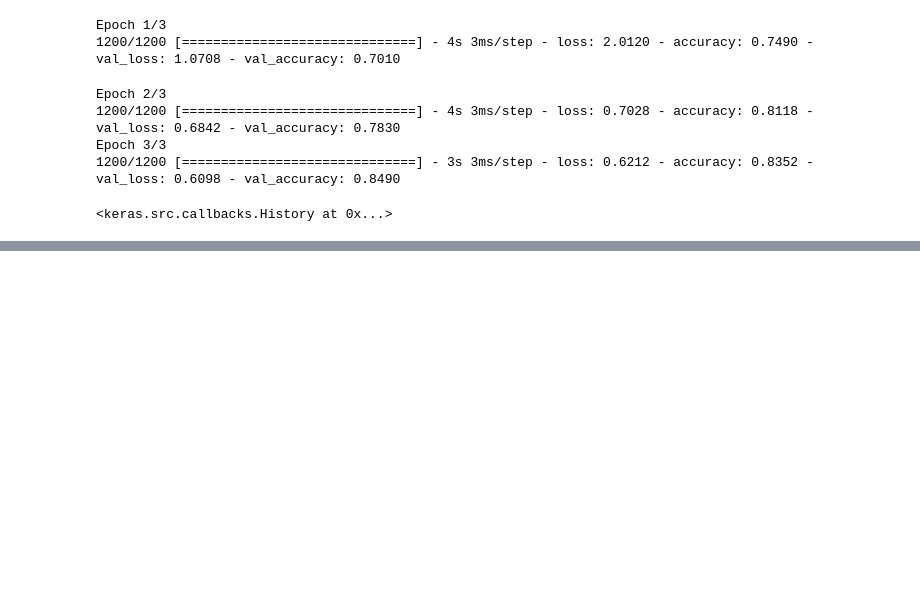
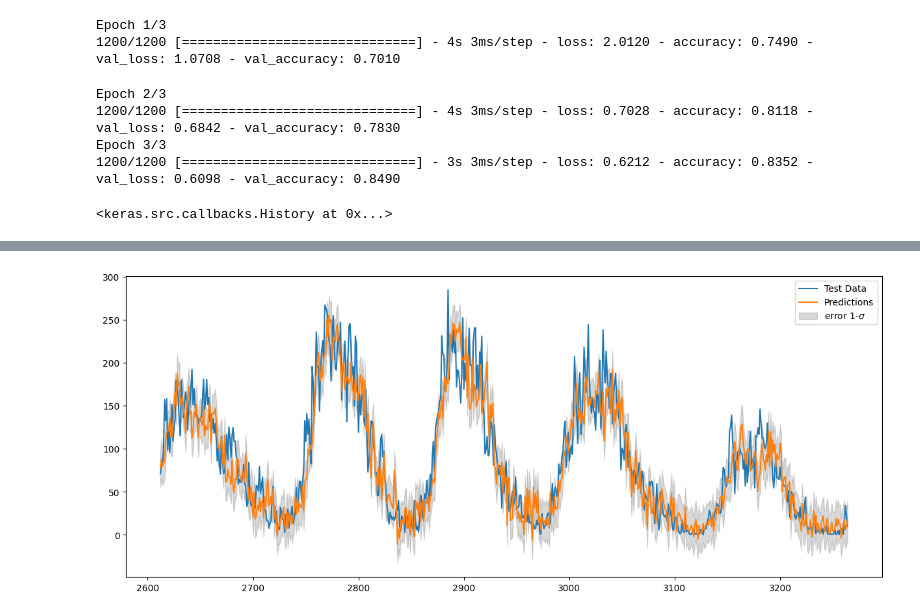
Before and after one commit to MAESTRiA-ESTADiS-CIENCIA-DATOS-Bosque/introduction_neural_networks, a Jupyter notebook: clases/Clase5.ipynb, the cells around one changed output, grey strips where cells are left out. Saved outputs shown, nothing was run; the diff lists cells and outputs as text; code cells hidden in the pictures; blank space fills up the shorter version.

```diff
--- a/clases/Clase5.ipynb
+++ b/clases/Clase5.ipynb
@@ -707,0 +849,22 @@ Epoch 3/3
+# %%
+def plots_pred(model, data, test_data, conv=True):
+    forecast=[]
+    for time in range(split_index-WINDOW_SIZE,len(data) - WINDOW_SIZE):
+      forecast.append(model.predict(data[time:time + WINDOW_SIZE][np.newaxis]))
+
+    forecast = forecast[:]
+    results = np.array(forecast)[:, 0, 0]
+    if conv:
+        results= np.squeeze(results)
+
+    error = tf.keras.metrics.mean_absolute_error(test_data, results).numpy()
+    plt.figure(figsize=(15, 6))
+
+    plt.plot(list(range(split_index,len(data))), test_data, label = 'Test Data')
+    plt.plot(list(range(split_index,len(data))), results, label = 'Predictions')
+    plt.fill_between(range(split_index,len(data)), results - error, results + error, alpha = 0.3, color = 'grey',label=r'error 1-$\sigma$')
+    plt.legend()
+    plt.show()
+# %%
+plots_pred(model_flat, data, test_data, conv=False)
+# %% [output]
@@ -707,0 +888 @@ Epoch 3/3
+[figure, added]
```
Also changed, not shown: parts of 31 cells of this notebook.
